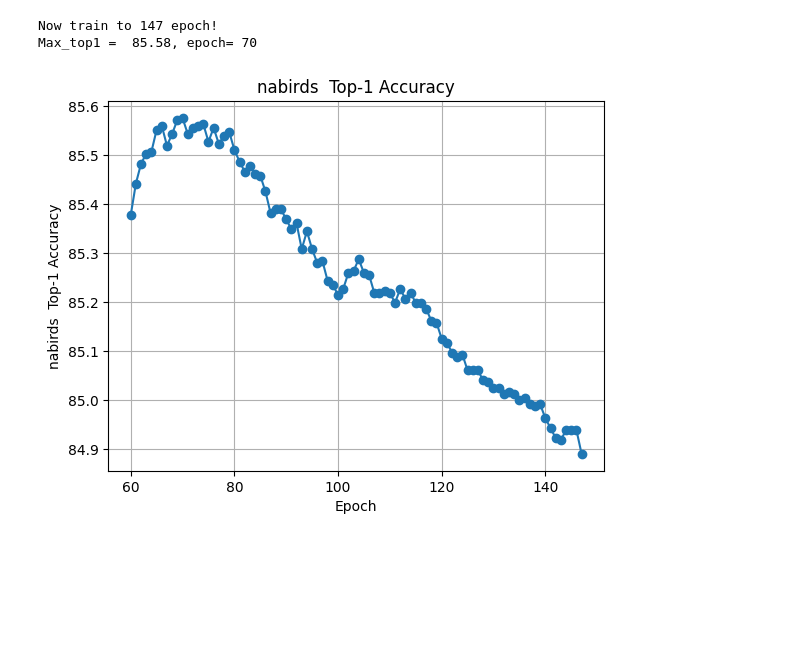
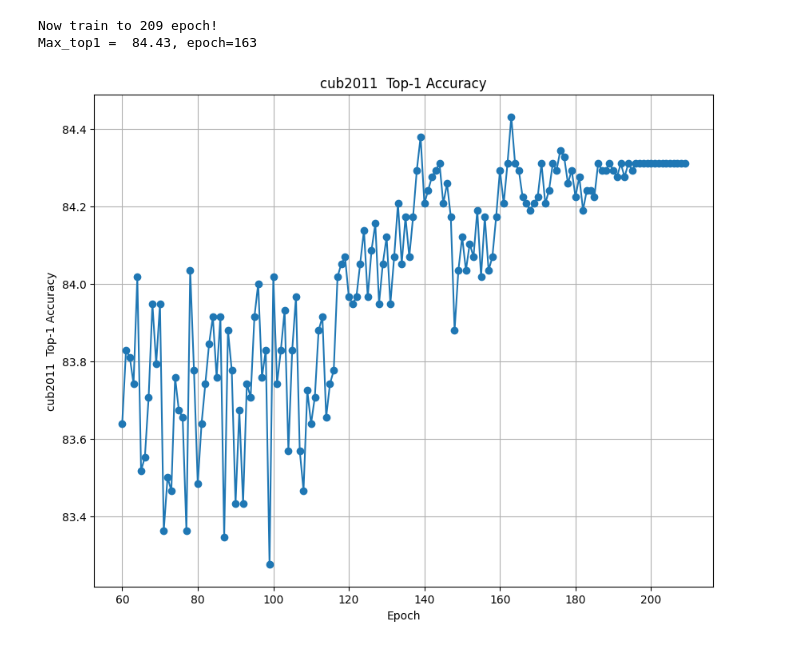
Before and after one commit to dercaft/SSF, a Jupyter notebook: analysis_ipynb/csv_solver.ipynb, the cells around one changed output. Saved outputs shown, nothing was run; the diff lists cells and outputs as text; code cells hidden in the pictures; blank space fills up the shorter version.

```diff
--- a/analysis_ipynb/csv_solver.ipynb
+++ b/analysis_ipynb/csv_solver.ipynb
@@ -4,36 +4,38 @@ import matplotlib.pyplot as plt
 import re
 # %%
 # 读取CSV文件，跳过开头的行数
-# data='/data/hjy/SSF/vit_base_patch16_224_in21k/fgvc/cub2011/ssf/20230820-022856-vit_base_patch16_224_in21k-224/summary.csv'
+data='/data/hjy/SSF/vit_base_patch16_224_in21k/fgvc/cub2011/ssf/20230820-022856-vit_base_patch16_224_in21k-224/summary.csv'
 data='/data/hjy/SSF/vit_base_patch16_224_in21k/fgvc/nabirds/ssf/20230819-210240-vit_base_patch16_224_in21k-224/summary.csv'
-
+data='/data/hjy/SSF/vit_base_patch16_224_in21k/fgvc/stanford_cars/ssf/20230820-222547-vit_base_patch16_224_in21k-224/summary.csv'
+data='/data/hjy/SSF/vit_base_patch16_224_in21k/fgvc/cub2011/pruning_retrain_lora/20230826-045708-vit_base_patch16_224_in21k-224/summary.csv'
 match = re.search(r'\/fgvc\/([^\/]+)\/', data )
 if match:
     nabirds_part = match.group(1)
     name=nabirds_part
 else:
     name=None
-skip_rows = 0
+skip_rows = 2
 S=60#None
 E=None
 data = pd.read_csv(data, skiprows=skip_rows)
 # 选择epoch和eval_top1列
 epochs = data['epoch']        #pandas.core.series.Series
 eval_top1 = data['eval_top1']
 # 选择最大值
 print(f'Now train to {max(epochs):3} epoch!')
 print(f'Max_top1 = {max(eval_top1.tolist()):6.2f}, epoch={epochs[eval_top1.idxmax()]:3}')
 epochs=epochs[S:E]
 eval_top1 = eval_top1[S:E]
 # 绘制图形
+plt.figure(figsize=(10, 8))
 plt.plot(epochs, eval_top1, marker='o')
 plt.xlabel('Epoch')
 name+='  Top-1 Accuracy'
 plt.ylabel(name)
 plt.title(name)
 plt.grid(True)
 plt.show()
 # %% [output]
-Now train to 147 epoch!
-Max_top1 =  85.58, epoch= 70
+Now train to 209 epoch!
+Max_top1 =  84.43, epoch=163
-[figure, old version]
+[figure, new version]
```
Also changed, not shown: 23 other files.
